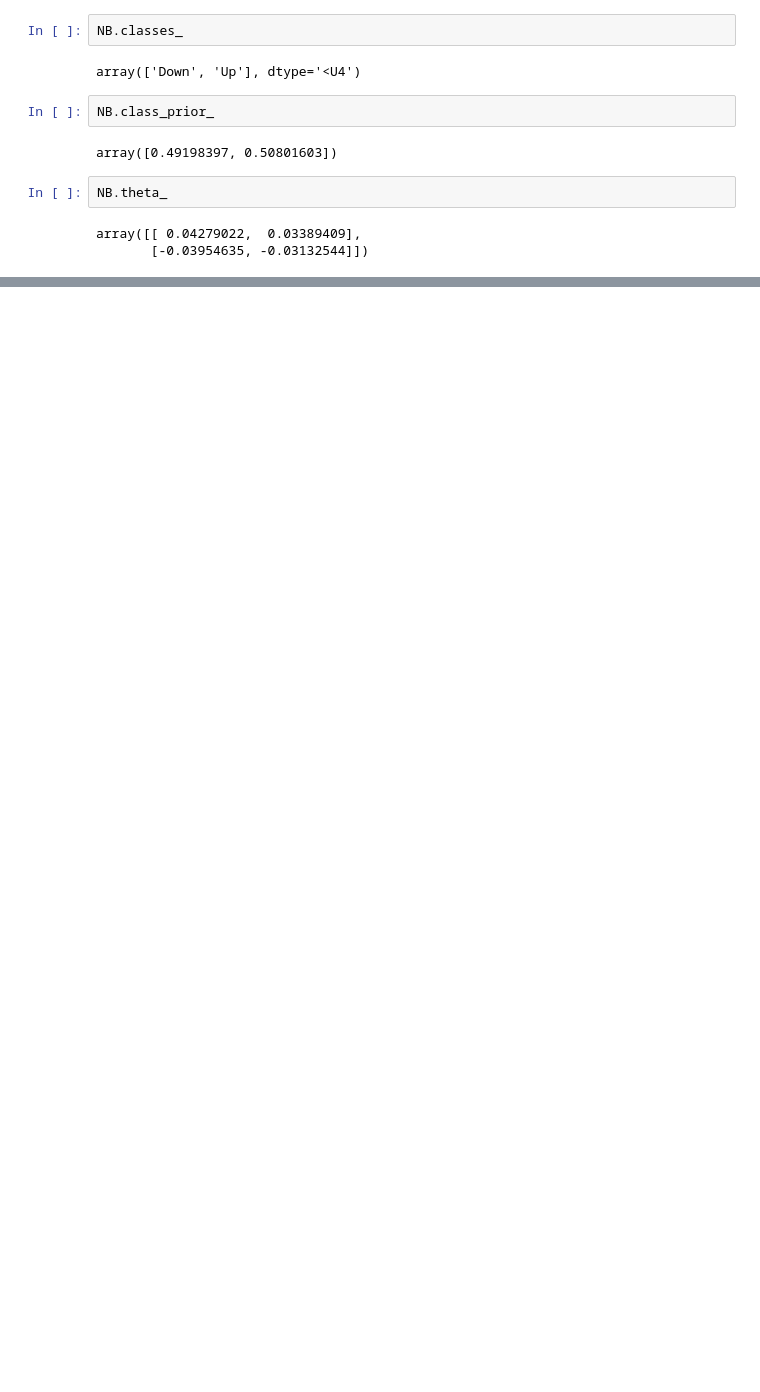
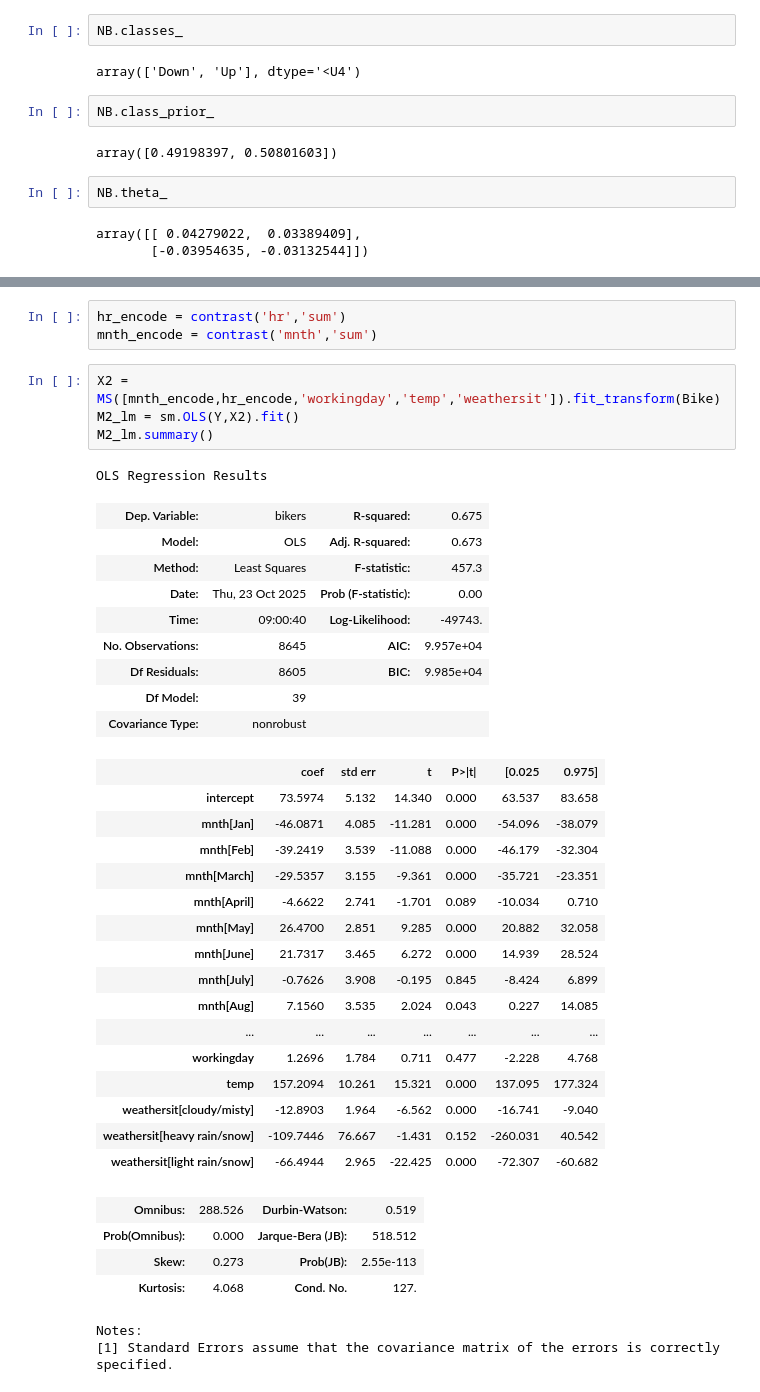
Before and after one commit to Mitfort/StatisticalLearning, a Jupyter notebook: lab4.ipynb, the cells around one changed output, grey strips where cells are left out. Saved outputs shown, nothing was run; the diff lists cells and outputs as text; blank space fills up the shorter version.

```diff
--- a/lab4.ipynb
+++ b/lab4.ipynb
@@ -282,0 +454,40 @@ array([[ 0.04279022,  0.03389409],
+# %%
+hr_encode = contrast('hr','sum')
+mnth_encode = contrast('mnth','sum')
+# %%
+X2 = MS([mnth_encode,hr_encode,'workingday','temp','weathersit']).fit_transform(Bike)
+M2_lm = sm.OLS(Y,X2).fit()
+M2_lm.summary()
+# %% [output]
+OLS Regression Results
+| Dep. Variable: | bikers | R-squared: | 0.675 |
+| Model: | OLS | Adj. R-squared: | 0.673 |
+| Method: | Least Squares | F-statistic: | 457.3 |
+| Date: | Thu, 23 Oct 2025 | Prob (F-statistic): | 0.00 |
+| Time: | 09:00:40 | Log-Likelihood: | -49743. |
+| No. Observations: | 8645 | AIC: | 9.957e+04 |
+| Df Residuals: | 8605 | BIC: | 9.985e+04 |
+| Df Model: | 39 |  |  |
+| Covariance Type: | nonrobust |  |  |
+|  | coef | std err | t | P>|t| | [0.025 | 0.975] |
+| intercept | 73.5974 | 5.132 | 14.340 | 0.000 | 63.537 | 83.658 |
+| mnth[Jan] | -46.0871 | 4.085 | -11.281 | 0.000 | -54.096 | -38.079 |
+| mnth[Feb] | -39.2419 | 3.539 | -11.088 | 0.000 | -46.179 | -32.304 |
+| mnth[March] | -29.5357 | 3.155 | -9.361 | 0.000 | -35.721 | -23.351 |
+| mnth[April] | -4.6622 | 2.741 | -1.701 | 0.089 | -10.034 | 0.710 |
+| mnth[May] | 26.4700 | 2.851 | 9.285 | 0.000 | 20.882 | 32.058 |
+| mnth[June] | 21.7317 | 3.465 | 6.272 | 0.000 | 14.939 | 28.524 |
+| mnth[July] | -0.7626 | 3.908 | -0.195 | 0.845 | -8.424 | 6.899 |
+| mnth[Aug] | 7.1560 | 3.535 | 2.024 | 0.043 | 0.227 | 14.085 |
+| ... | ... | ... | ... | ... | ... | ... |
+| workingday | 1.2696 | 1.784 | 0.711 | 0.477 | -2.228 | 4.768 |
+| temp | 157.2094 | 10.261 | 15.321 | 0.000 | 137.095 | 177.324 |
+| weathersit[cloudy/misty] | -12.8903 | 1.964 | -6.562 | 0.000 | -16.741 | -9.040 |
+| weathersit[heavy rain/snow] | -109.7446 | 76.667 | -1.431 | 0.152 | -260.031 | 40.542 |
+| weathersit[light rain/snow] | -66.4944 | 2.965 | -22.425 | 0.000 | -72.307 | -60.682 |
+| Omnibus: | 288.526 | Durbin-Watson: | 0.519 |
+| Prob(Omnibus): | 0.000 | Jarque-Bera (JB): | 518.512 |
+| Skew: | 0.273 | Prob(JB): | 2.55e-113 |
+| Kurtosis: | 4.068 | Cond. No. | 127. |
+Notes:
+[1] Standard Errors assume that the covariance matrix of the errors is correctly specified.
```
Also changed, not shown: parts of 25 cells of this notebook.
